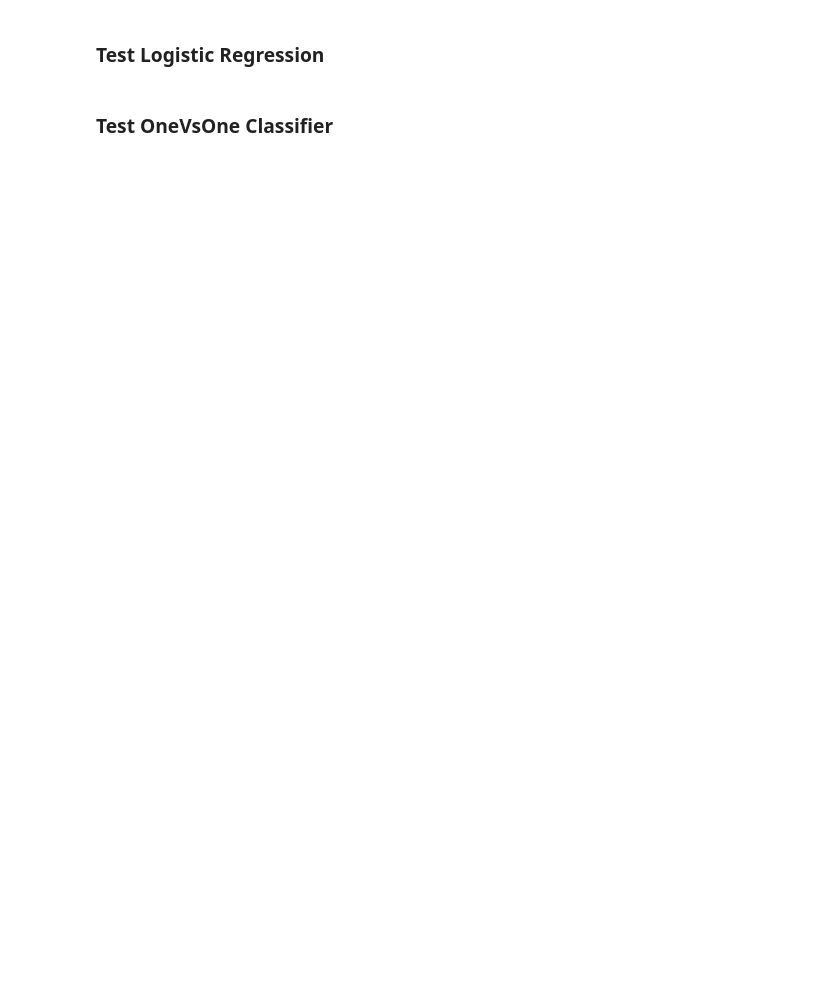
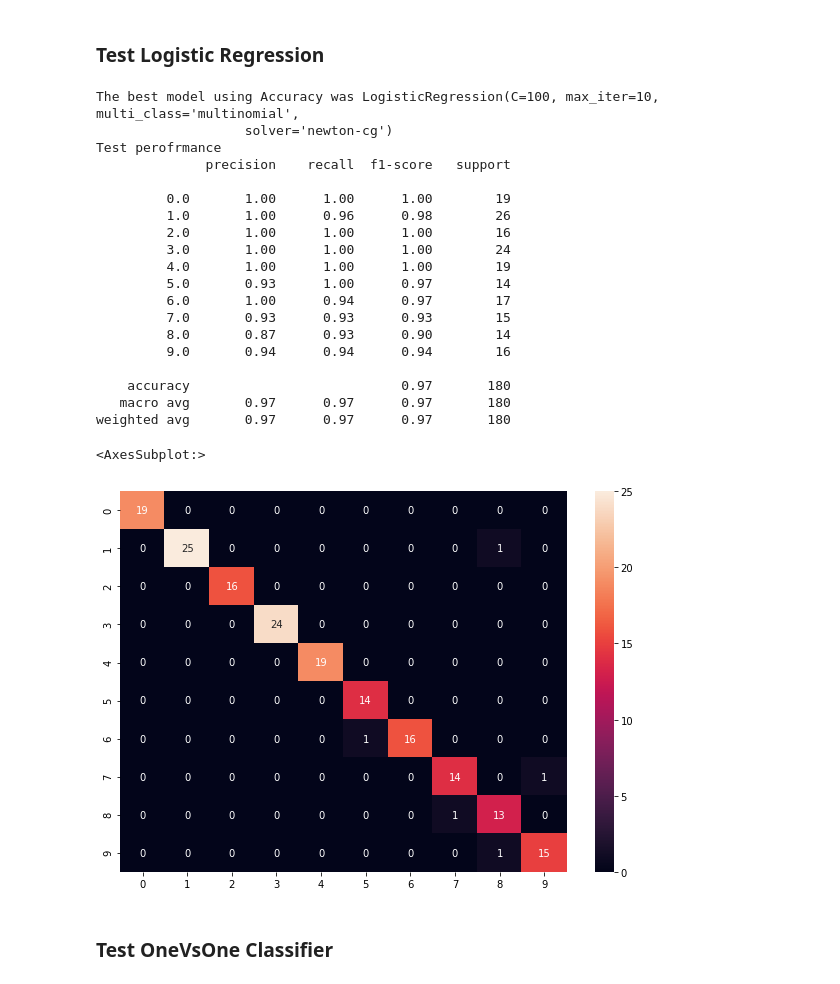
Before and after one commit to batataazul/projects_MachineLearning, a Jupyter notebook: project2_ra214129_ra216179/Notebooks/Classification.ipynb, the cells around one changed output. Drawn from its saved outputs; the diff is of its cells as text; code cells hidden in the pictures; blank space fills up the shorter version.

Commit message:
classification code ready

```diff
--- a/project2_ra214129_ra216179/Notebooks/Classification.ipynb
+++ b/project2_ra214129_ra216179/Notebooks/Classification.ipynb
@@ -162,4 +300,41 @@ plt.show()
 # %% [markdown]
 ### Test Logistic Regression <a name="title9" />
+# %%
+from sklearn.metrics import confusion_matrix
+from sklearn.metrics import classification_report
+import seaborn as sn
+
+print(f"The best model using Accuracy was {models[46]}")
+
+y_pred = models[46].predict(x_test)
+
+print(f"Test perofrmance")
+print(f"{classification_report(y_test, y_pred)}")
+
+cm_lr = confusion_matrix(y_test, y_pred)
+plt.figure(figsize = (10,7))
+sn.heatmap(cm_lr, annot=True)
+# %% [output]
+The best model using Accuracy was LogisticRegression(C=100, max_iter=10, multi_class='multinomial',
+                   solver='newton-cg')
+Test perofrmance
+              precision    recall  f1-score   support
+
+         0.0       1.00      1.00      1.00        19
+         1.0       1.00      0.96      0.98        26
+         2.0       1.00      1.00      1.00        16
+         3.0       1.00      1.00      1.00        24
+         4.0       1.00      1.00      1.00        19
+         5.0       0.93      1.00      0.97        14
+         6.0       1.00      0.94      0.97        17
+         7.0       0.93      0.93      0.93        15
+         8.0       0.87      0.93      0.90        14
+         9.0       0.94      0.94      0.94        16
+
+    accuracy                           0.97       180
+   macro avg       0.97      0.97      0.97       180
+weighted avg       0.97      0.97      0.97       180
+<AxesSubplot:>
+[figure, added]
 # %% [markdown]
 ### Test OneVsOne Classifier <a name="title10" />
```
Also changed, not shown: parts of 6 cells of this notebook.
